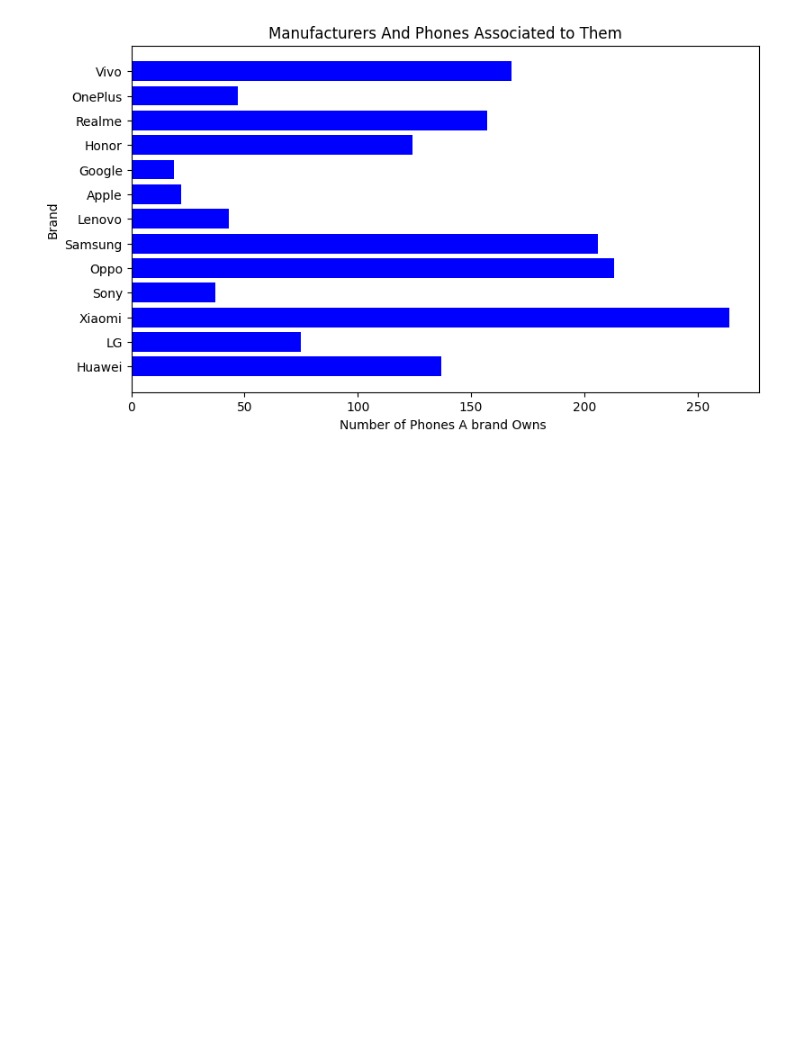
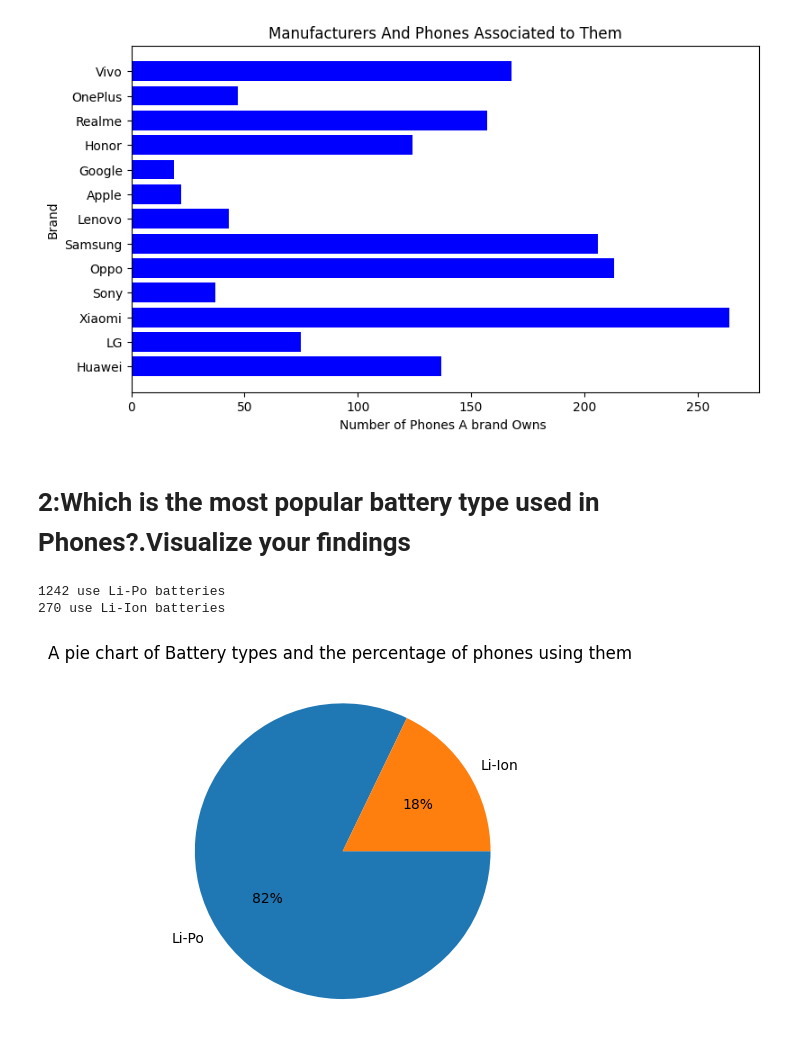
Before and after one commit to Kelvinkimotho/Projects-, a Jupyter notebook: phones/phones_data_analysis.ipynb, the cells around one changed output. Saved outputs shown, nothing was run; the diff lists cells and outputs as text; code cells hidden in the pictures; blank space fills up the shorter version.

```diff
--- a/phones/phones_data_analysis.ipynb
+++ b/phones/phones_data_analysis.ipynb
@@ -52,6 +52,9 @@ new_df.head(3)
 | 0 | Y6II Compact | Huawei | Android 5.1 | 5.0 | 720x1280 | 2200 | Li-Po | 2 | 2016-09-01 | ... |
 | 1 | K20 plus | LG | Android 7.0 | 5.3 | 720x1280 | 2700 | Li-Ion | 2 | 2016-12-01 | ... |
 | 2 | P8 Lite (2017) | Huawei | Android 7.0 | 5.2 | 1080x1920 | 3000 | Li-Ion | 4 | 2017-01-01 | ... |
+# %%
+#Let's do some cleaning on the "OS" column
+new_df["OS"]=new_df['os'].astype(str).apply(lambda x:x.split(" "))[0]
 # %%
 #as you can see the new dataset has fewer columns
 print(f"The new dataset only has {len(new_df.columns)} columns")
@@ -105,3 +108,30 @@ plt.title("Manufacturers And Phones Associated to Them")
 # %% [output]
 Text(0.5, 1.0, 'Manufacturers And Phones Associated to Them')
 [figure]
+# %% [markdown]
+# 2:Which is the most popular battery type used in Phones?.Visualize your findings
+# %%
+#Bellow is a list of battery type
+battery_types=new_df['battery_type'].unique()
+#This list stores the number of phones that use certain battery types
+phones_using_various_battery_type=[]
+#looping through the list above
+for battery_type in battery_types:
+    battery_type_phones=f"{battery_type}_phones"
+    battery_type_phones=0
+    #loping through the dataframe
+    for i in range(len(new_df)):
+        if df.loc[i].battery_type==battery_type:
+            battery_type_phones+=1
+    phones_using_various_battery_type.append(battery_type_phones)
+    print(f"{battery_type_phones} use {battery_type} batteries ")
+# %% [output]
+1242 use Li-Po batteries
+270 use Li-Ion batteries
+# %%
+#visualizing my findings using a piechart
+plt.title("A pie chart of Battery types and the percentage of phones using them ")
+plt.pie(phones_using_various_battery_type,labels=battery_types,autopct='%1.f%%',counterclock=False)
+plt.show()
+# %% [output]
+[figure, added]
```
